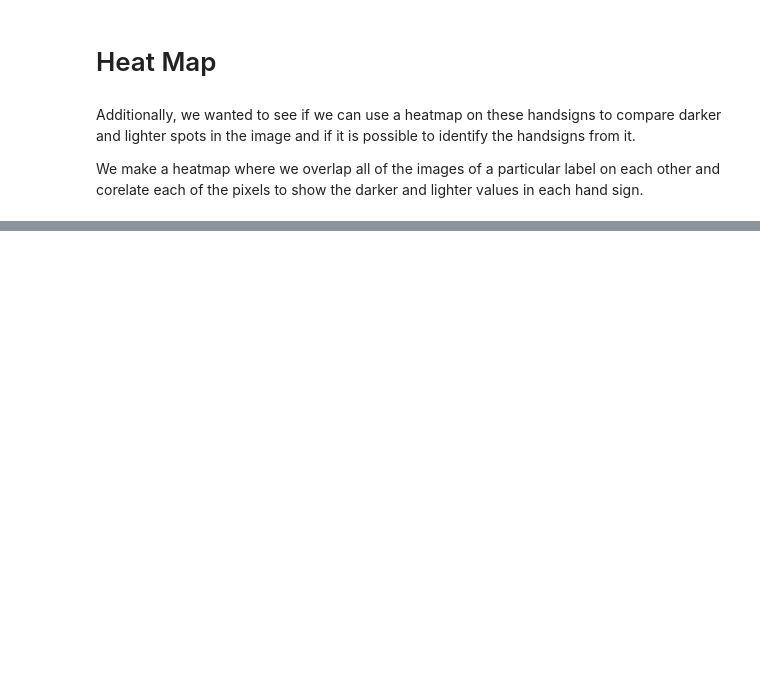
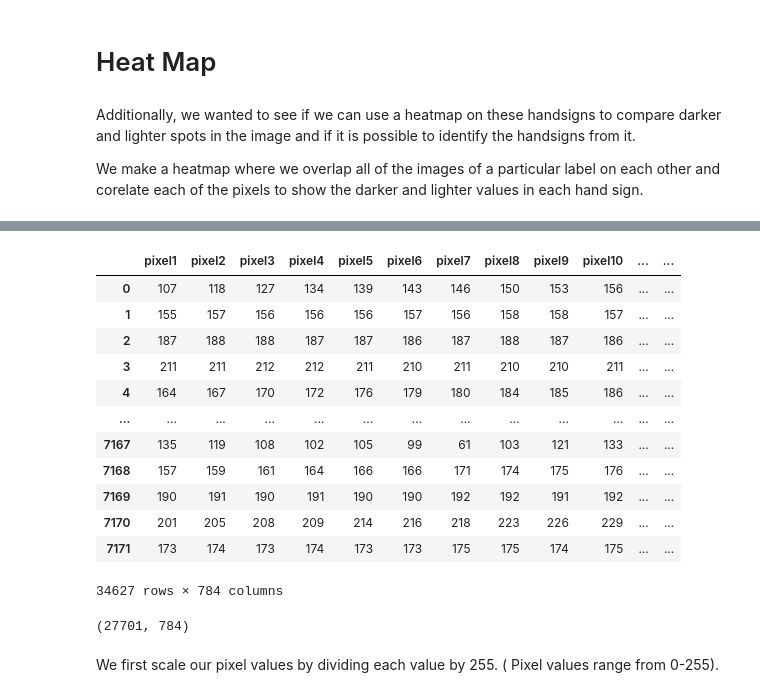
Before and after one commit to trishnasharma/ecs171_final_project, a Jupyter notebook: main.ipynb, the cells around one changed output, grey strips where cells are left out. Cells and saved outputs as stored; diff of their text form; code cells hidden in the pictures; blank space fills up the shorter version.

```diff
--- a/main.ipynb
+++ b/main.ipynb
@@ -233,0 +245,12 @@ for rowsHM in range(6):
+# %%
+from sklearn.preprocessing import LabelBinarizer
+from sklearn.model_selection import train_test_split
+label_binarizer = LabelBinarizer()
+
+labels = df.label
+images = df.iloc[: , 1:]
+
+labels = label_binarizer.fit_transform(labels)
+
+
+df.shape
@@ -233,0 +270,17 @@ for rowsHM in range(6):
+# %%
+images.shape
+images
+# %% [output]
+|  | pixel1 | pixel2 | pixel3 | pixel4 | pixel5 | pixel6 | pixel7 | pixel8 | pixel9 | pixel10 | ... | ... |
+| 0 | 107 | 118 | 127 | 134 | 139 | 143 | 146 | 150 | 153 | 156 | ... | ... |
+| 1 | 155 | 157 | 156 | 156 | 156 | 157 | 156 | 158 | 158 | 157 | ... | ... |
+| 2 | 187 | 188 | 188 | 187 | 187 | 186 | 187 | 188 | 187 | 186 | ... | ... |
+| 3 | 211 | 211 | 212 | 212 | 211 | 210 | 211 | 210 | 210 | 211 | ... | ... |
+| 4 | 164 | 167 | 170 | 172 | 176 | 179 | 180 | 184 | 185 | 186 | ... | ... |
+| ... | ... | ... | ... | ... | ... | ... | ... | ... | ... | ... | ... | ... |
+| 7167 | 135 | 119 | 108 | 102 | 105 | 99 | 61 | 103 | 121 | 133 | ... | ... |
+| 7168 | 157 | 159 | 161 | 164 | 166 | 166 | 171 | 174 | 175 | 176 | ... | ... |
+| 7169 | 190 | 191 | 190 | 191 | 190 | 190 | 192 | 192 | 191 | 192 | ... | ... |
+| 7170 | 201 | 205 | 208 | 209 | 214 | 216 | 218 | 223 | 226 | 229 | ... | ... |
+| 7171 | 173 | 174 | 173 | 174 | 173 | 173 | 175 | 175 | 174 | 175 | ... | ... |
+34627 rows × 784 columns
@@ -233,0 +289,6 @@ for rowsHM in range(6):
+# %%
+X_train.shape
+# %% [output]
+(27701, 784)
+# %% [markdown]
+We first scale our pixel values by dividing each value by 255. ( Pixel values range from 0-255).
```
Also changed, not shown: parts of 25 cells of this notebook.
